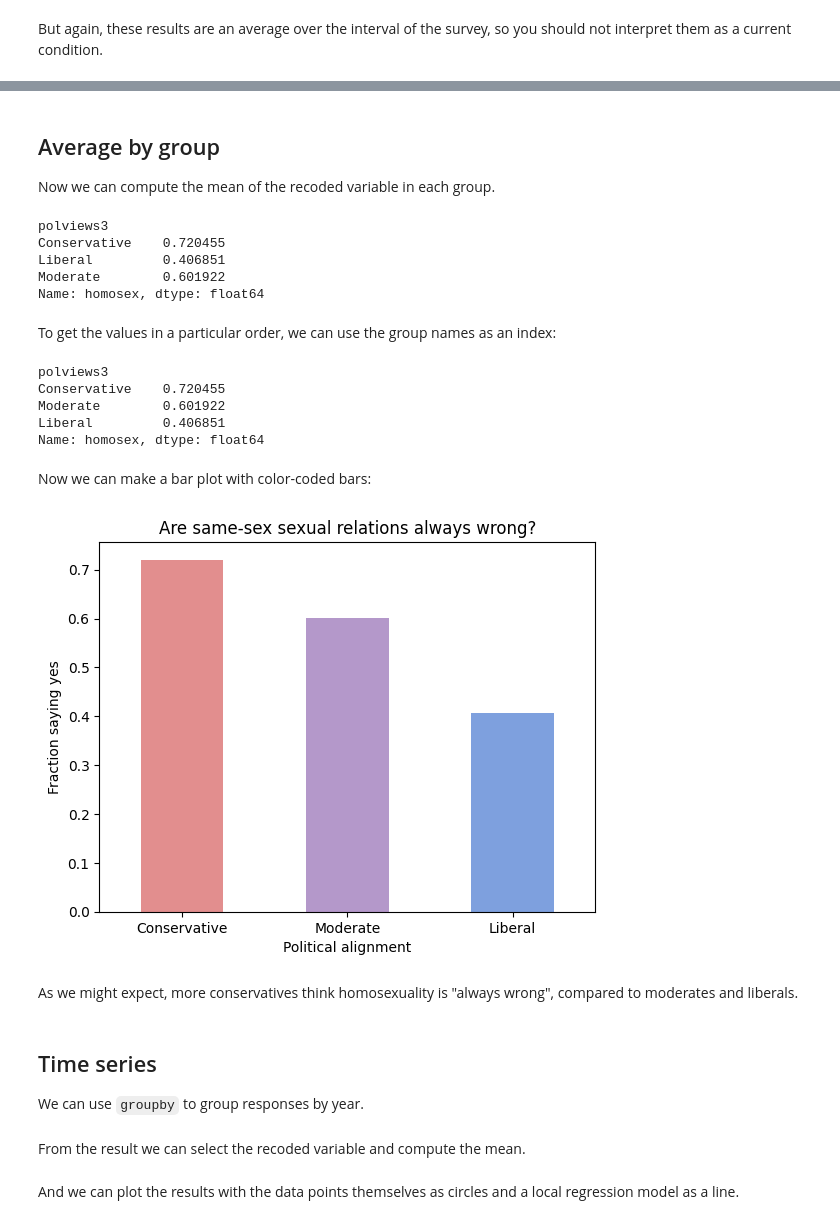
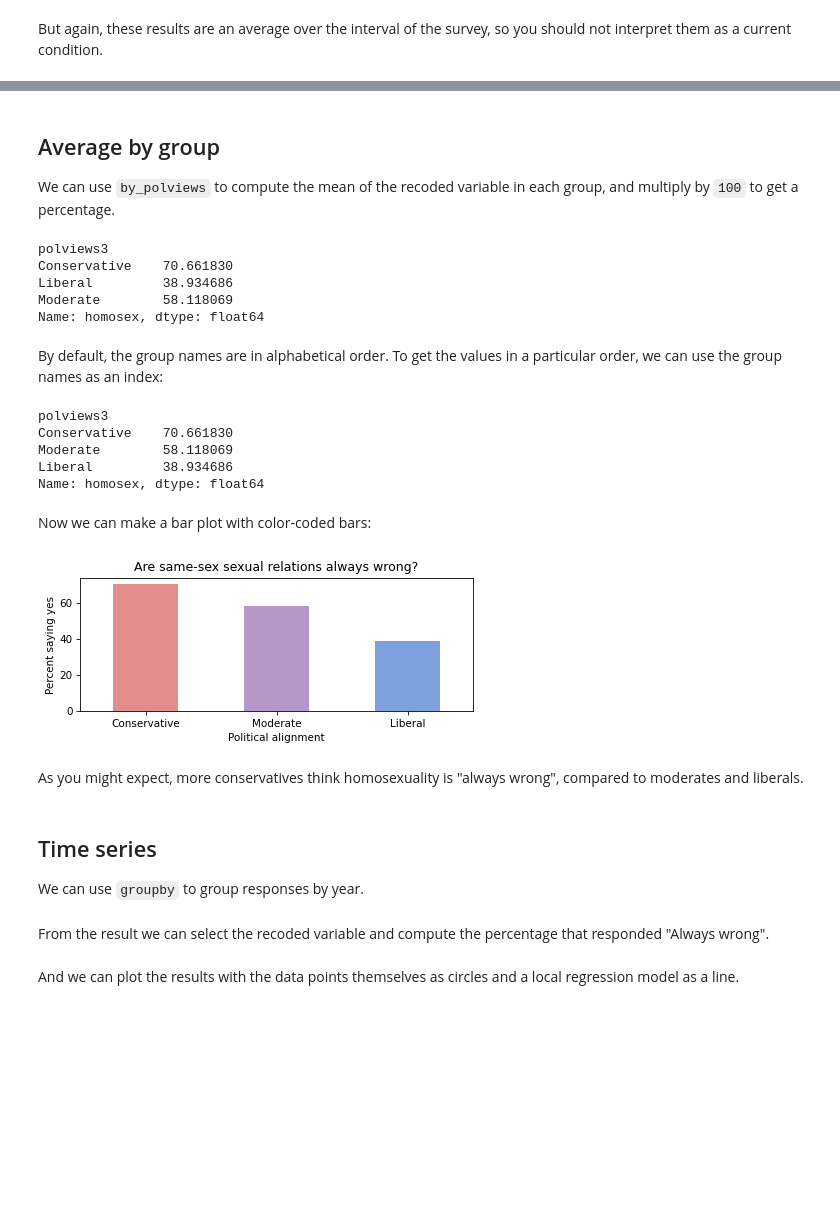
Before and after one commit to AllenDowney/PoliticalAlignmentCaseStudy, a Jupyter notebook: 04_worldview.ipynb, the cells around one changed output, grey strips where cells are left out. Saved outputs shown, nothing was run; the diff lists cells and outputs as text; code cells hidden in the pictures; blank space fills up the shorter version.

```diff
--- a/04_worldview.ipynb
+++ b/04_worldview.ipynb
@@ -46,15 +54,0 @@ The following cells define functions from previous notebooks we will use again.
-# %%
-def decorate(**options):
-    """Decorate the current axes.
-    Call decorate with keyword arguments like
-    decorate(title='Title',
-             xlabel='x',
-             ylabel='y')
-    The keyword arguments can be any of the axis properties
-    https://matplotlib.org/api/axes_api.html
-    """
-    ax = plt.gca()
-    ax.set(**options)
-    handles, labels = ax.get_legend_handles_labels()
-    if handles:
-        plt.legend()
@@ -362,48 +265,45 @@ gss["recoded"].mean()
 # %% [markdown]
 ## Average by group
 
-
-
-Now we can compute the mean of the recoded variable in each group.
+We can use `by_polviews` to compute the mean of the recoded variable in each group, and multiply by `100` to get a percentage.
 # %%
-means = by_polviews["recoded"].mean()
+means = by_polviews["recoded"].mean() * 100
 means
 # %% [output]
 polviews3
-Conservative    0.720455
-Liberal         0.406851
-Moderate        0.601922
+Conservative    70.661830
+Liberal         38.934686
+Moderate        58.118069
 Name: homosex, dtype: float64
 # %% [markdown]
+By default, the group names are in alphabetical order.
 To get the values in a particular order, we can use the group names as an index:
 # %%
-names = ["Conservative", "Moderate", "Liberal"]
-means[names]
+groups = ["Conservative", "Moderate", "Liberal"]
+means[groups]
 # %% [output]
 polviews3
-Conservative    0.720455
-Moderate        0.601922
-Liberal         0.406851
+Conservative    70.661830
+Moderate        58.118069
+Liberal         38.934686
 Name: homosex, dtype: float64
 # %% [markdown]
 Now we can make a bar plot with color-coded bars:
 # %%
 colors = color_map.values()
-
-means[names].plot(kind="bar", color=colors, alpha=0.7, label="")
+means[groups].plot(kind="bar", color=colors, alpha=0.7, label="")
 
 decorate(
     xlabel="Political alignment",
-    ylabel="Fraction saying yes",
+    ylabel="Percent saying yes",
     title="Are same-sex sexual relations always wrong?",
 )
 
-plt.xticks(rotation=0)
-None
+plt.xticks(rotation=0);
 # %% [output]
-[figure, old version]
+[figure, new version]
 # %% [markdown]
-As we might expect, more conservatives think homosexuality is "always wrong", compared to moderates and liberals.
+As you might expect, more conservatives think homosexuality is "always wrong", compared to moderates and liberals.
 # %% [markdown]
 ## Time series
 
@@ -411,5 +311,5 @@ We can use `groupby` to group responses by year.
 # %%
 by_year = gss.groupby("year")
 # %% [markdown]
-From the result we can select the recoded variable and compute the mean.
+From the result we can select the recoded variable and compute the percentage that responded "Always wrong".
 # %%
```
Also changed, not shown: parts of 59 cells of this notebook, 6 other files.
